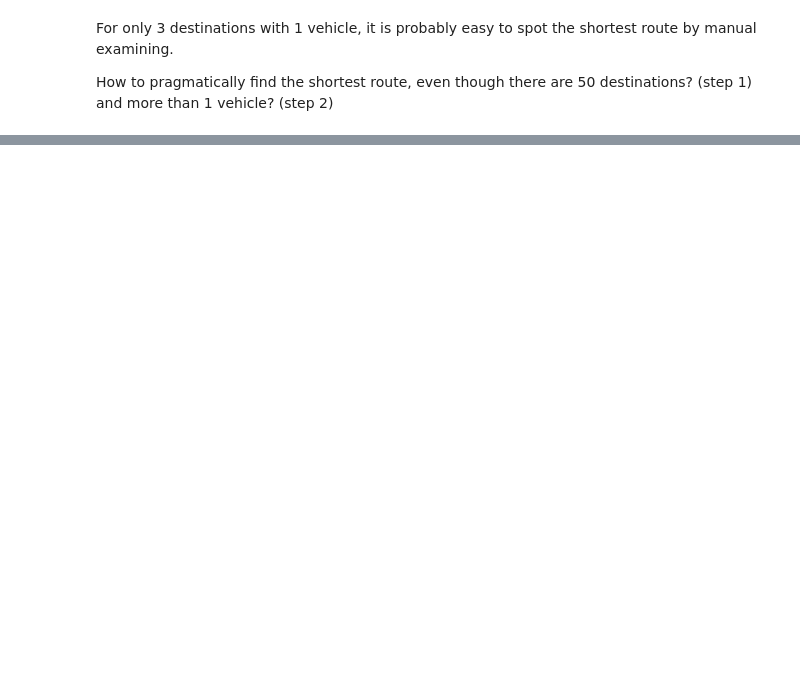
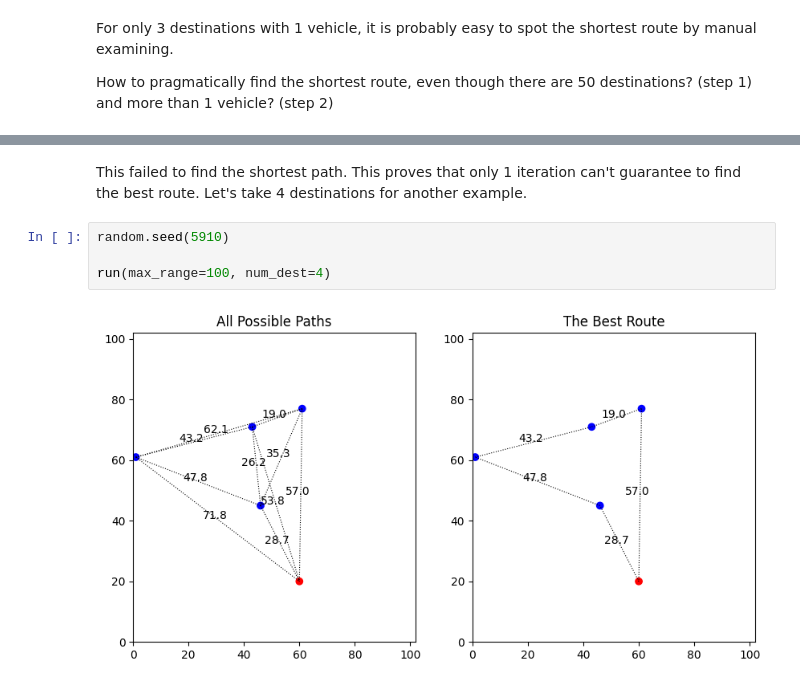
Before and after one commit to kellychin79/analysis_4, a Jupyter notebook: routing_with_xy_coordinates.ipynb, the cells around one changed output, grey strips where cells are left out. Saved outputs shown, nothing was run; the diff lists cells and outputs as text; blank space fills up the shorter version.

```diff
--- a/routing_with_xy_coordinates.ipynb
+++ b/routing_with_xy_coordinates.ipynb
@@ -312,0 +323,8 @@ Above program is only 1 iteration, can't guarantee the first iteration returns t
+# %% [markdown]
+This failed to find the shortest path. This proves that only 1 iteration can't guarantee to find the best route. Let's take 4 destinations for another example.
+# %%
+random.seed(5910)
+
+run(max_range=100, num_dest=4)
+# %% [output]
+[figure, added]
```
Also changed, not shown: parts of 64 cells of this notebook.
